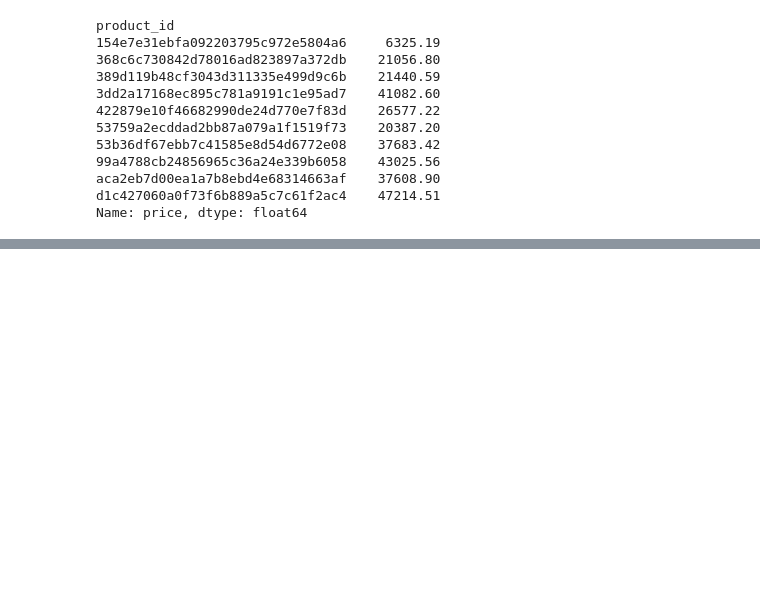
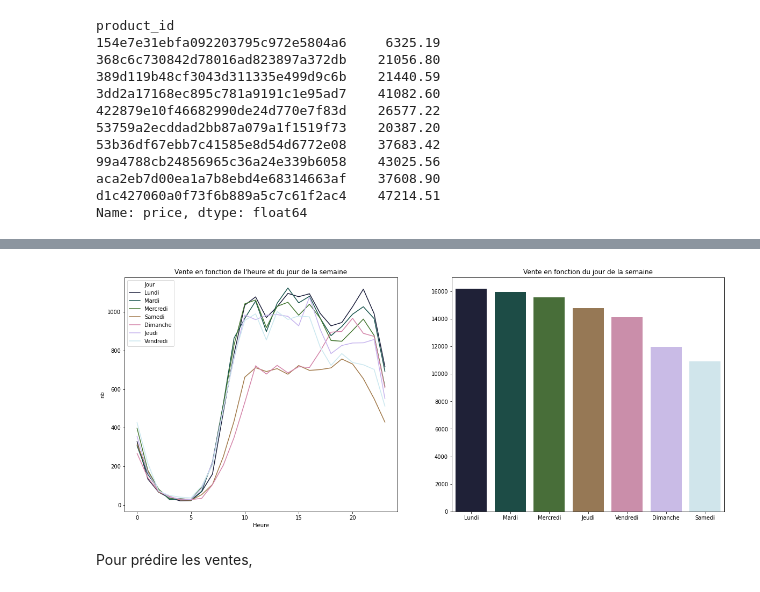
Before and after one commit to pihk94/Free2move, a Jupyter notebook: Analyse_Melchior_Prugniaud.ipynb, the cells around one changed output, grey strips where cells are left out. Cells and saved outputs as stored; diff of their text form; code cells hidden in the pictures; blank space fills up the shorter version.

```diff
--- a/Analyse_Melchior_Prugniaud.ipynb
+++ b/Analyse_Melchior_Prugniaud.ipynb
@@ -323,14 +323,14 @@ Je vais créer une dernière variable, pour découper l'heure et voir l'influenc
 def extract_heure(x):
     hour = x.hour
     if hour <= 6:
-        return '0-6'
+        return '0-6',x.hour
     elif hour > 6 and hour <= 12:
-        return '6-12'
+        return '6-12',x.hour
     elif hour > 12 and hour <= 18:
-        return '12-18'
+        return '12-18',x.hour
     elif hour > 18:
-        return '18-24'
-orders["Hours"] = orders.order_purchase_timestamp.apply(extract_heure)
+        return '18-24',x.hour
+orders["Hours"],orders['ExactHour'] = zip(*orders.order_purchase_timestamp.apply(extract_heure))
 # %% [markdown]
 Les commandes sont plus nombreuses l'après midi avec près de 2 tiers des commandes réalisés à ce moment là. La tranche la moins présente est celle de 0-6 heures
 # %%
@@ -768,0 +771,7 @@ Comme vu lors de l'analyse de la
+# %%
+lst = []
+for jour in orders.WeekDay.unique():
+  for heure in orders.ExactHour.unique():
+    nb = len(orders[(orders.WeekDay == jour) & (orders.ExactHour == heure)])
+    lst += [(jour, heure, nb)]
+hour_day = pd.DataFrame(lst, columns = ['Jour','Heure','nb'])
@@ -768,0 +788,14 @@ Comme vu lors de l'analyse de la
+# %%
+plt.figure(figsize = (20,8))
+plt.subplot(1,2,1)
+plt.title("Vente en fonction de l'heure et du jour de la semaine")
+sns.lineplot(data = hour_day, x = "Heure" ,y = "nb", hue="Jour", palette = "cubehelix")
+
+plt.subplot(1,2,2)
+plt.title("Vente en fonction du jour de la semaine")
+sns.barplot(x = orders.WeekDay.value_counts().index , y = orders.WeekDay.value_counts().values, palette = "cubehelix")
+plt.show()
+# %% [output]
+[figure, added]
+# %% [markdown]
+Pour prédire les ventes,
```
Also changed, not shown: parts of 17 cells of this notebook.
